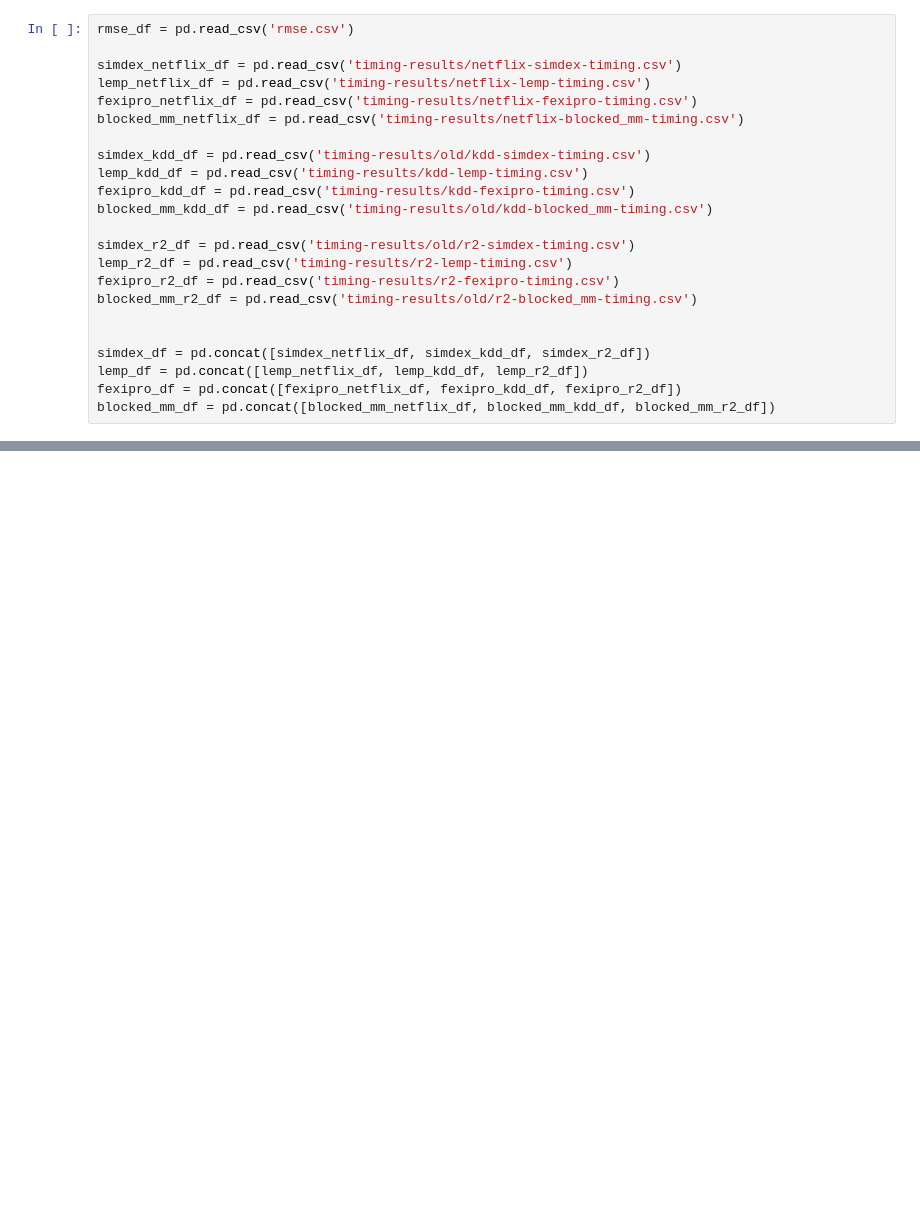
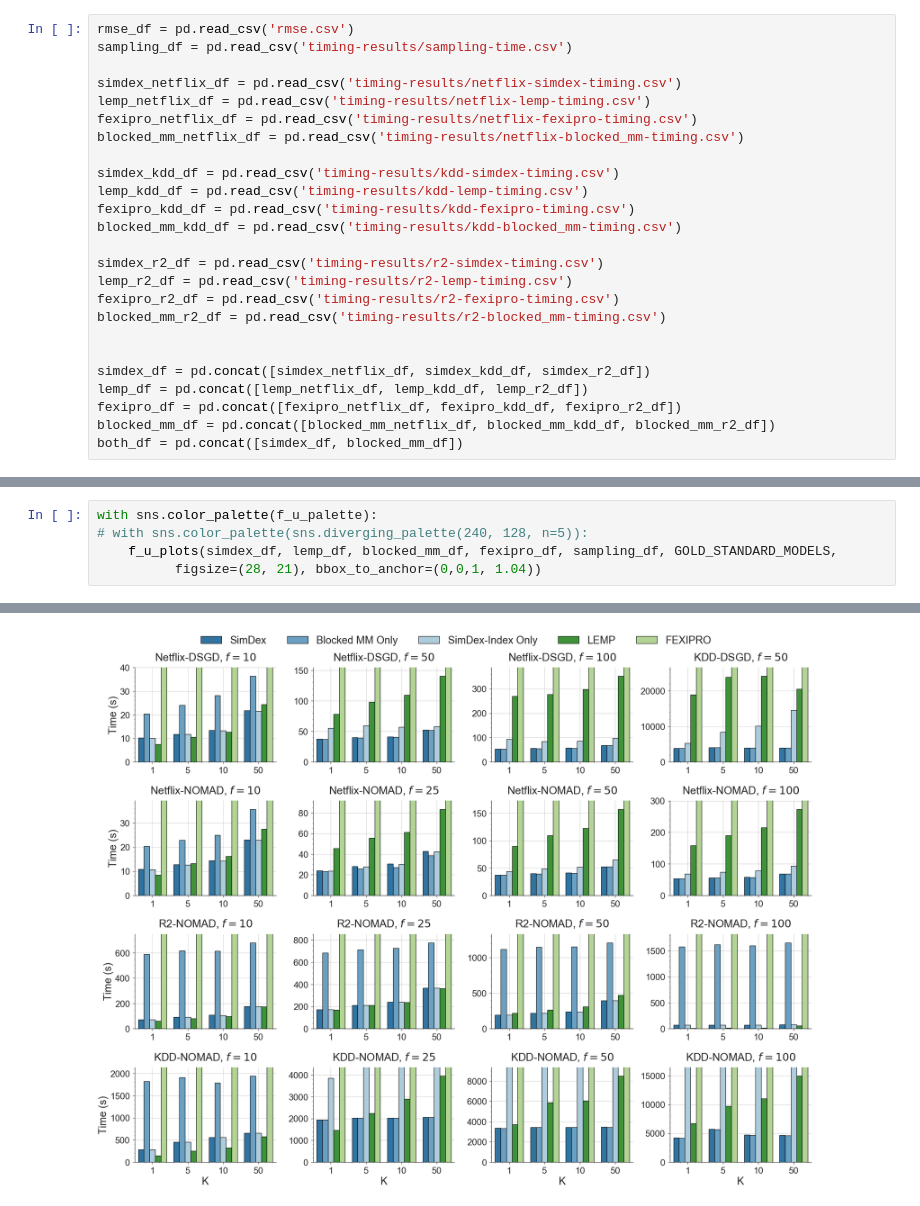
Before and after one commit to stanford-futuredata/optimus-maximus, a Jupyter notebook: plots/simdex-plots.ipynb, the cells around one changed output, grey strips where cells are left out. Drawn from its saved outputs; the diff is of its cells as text; blank space fills up the shorter version.

```diff
--- a/plots/simdex-plots.ipynb
+++ b/plots/simdex-plots.ipynb
@@ -23,24 +25,26 @@ sns.set_style('ticks')
 sns.set_palette('Paired', 10)
 # %%
 rmse_df = pd.read_csv('rmse.csv')
+sampling_df = pd.read_csv('timing-results/sampling-time.csv')
 
 simdex_netflix_df = pd.read_csv('timing-results/netflix-simdex-timing.csv')
 lemp_netflix_df = pd.read_csv('timing-results/netflix-lemp-timing.csv')
 fexipro_netflix_df = pd.read_csv('timing-results/netflix-fexipro-timing.csv')
 blocked_mm_netflix_df = pd.read_csv('timing-results/netflix-blocked_mm-timing.csv')
 
-simdex_kdd_df = pd.read_csv('timing-results/old/kdd-simdex-timing.csv')
+simdex_kdd_df = pd.read_csv('timing-results/kdd-simdex-timing.csv')
 lemp_kdd_df = pd.read_csv('timing-results/kdd-lemp-timing.csv')
 fexipro_kdd_df = pd.read_csv('timing-results/kdd-fexipro-timing.csv')
-blocked_mm_kdd_df = pd.read_csv('timing-results/old/kdd-blocked_mm-timing.csv')
+blocked_mm_kdd_df = pd.read_csv('timing-results/kdd-blocked_mm-timing.csv')
 
-simdex_r2_df = pd.read_csv('timing-results/old/r2-simdex-timing.csv')
+simdex_r2_df = pd.read_csv('timing-results/r2-simdex-timing.csv')
 lemp_r2_df = pd.read_csv('timing-results/r2-lemp-timing.csv')
 fexipro_r2_df = pd.read_csv('timing-results/r2-fexipro-timing.csv')
-blocked_mm_r2_df = pd.read_csv('timing-results/old/r2-blocked_mm-timing.csv')
+blocked_mm_r2_df = pd.read_csv('timing-results/r2-blocked_mm-timing.csv')
 
 
 simdex_df = pd.concat([simdex_netflix_df, simdex_kdd_df, simdex_r2_df])
 lemp_df = pd.concat([lemp_netflix_df, lemp_kdd_df, lemp_r2_df])
 fexipro_df = pd.concat([fexipro_netflix_df, fexipro_kdd_df, fexipro_r2_df])
 blocked_mm_df = pd.concat([blocked_mm_netflix_df, blocked_mm_kdd_df, blocked_mm_r2_df])
+both_df = pd.concat([simdex_df, blocked_mm_df])
@@ -128,0 +96,6 @@ dataset_size_vs_runtime(simdex_interpolation_df, lemp_interpolation_df, blocked_
+# %%
+with sns.color_palette(f_u_palette):
+# with sns.color_palette(sns.diverging_palette(240, 128, n=5)):
+    f_u_plots(simdex_df, lemp_df, blocked_mm_df, fexipro_df, sampling_df, GOLD_STANDARD_MODELS,
+          figsize=(28, 21), bbox_to_anchor=(0,0,1, 1.04))
+# %% [output]
@@ -128,0 +134 @@ dataset_size_vs_runtime(simdex_interpolation_df, lemp_interpolation_df, blocked_
+[figure, added]
```
Also changed, not shown: parts of 23 cells of this notebook, 10 other files.
